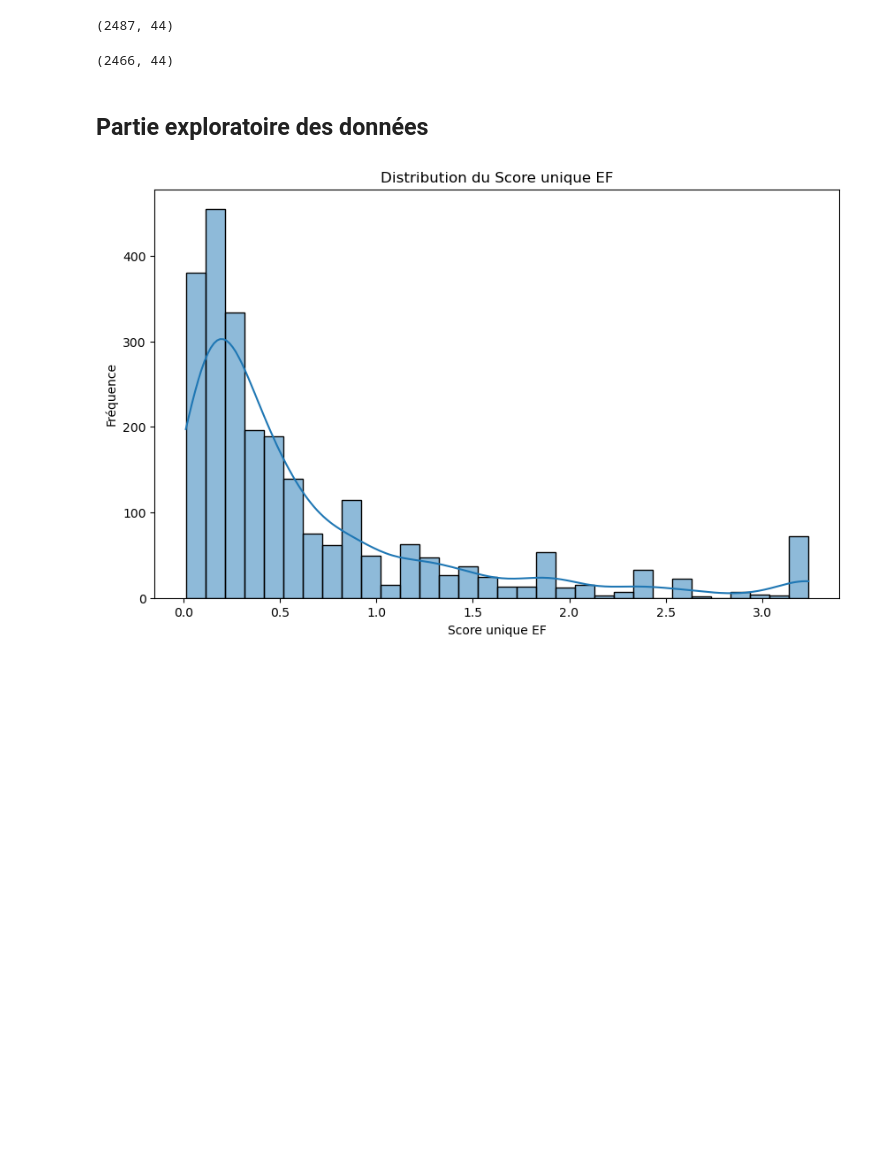
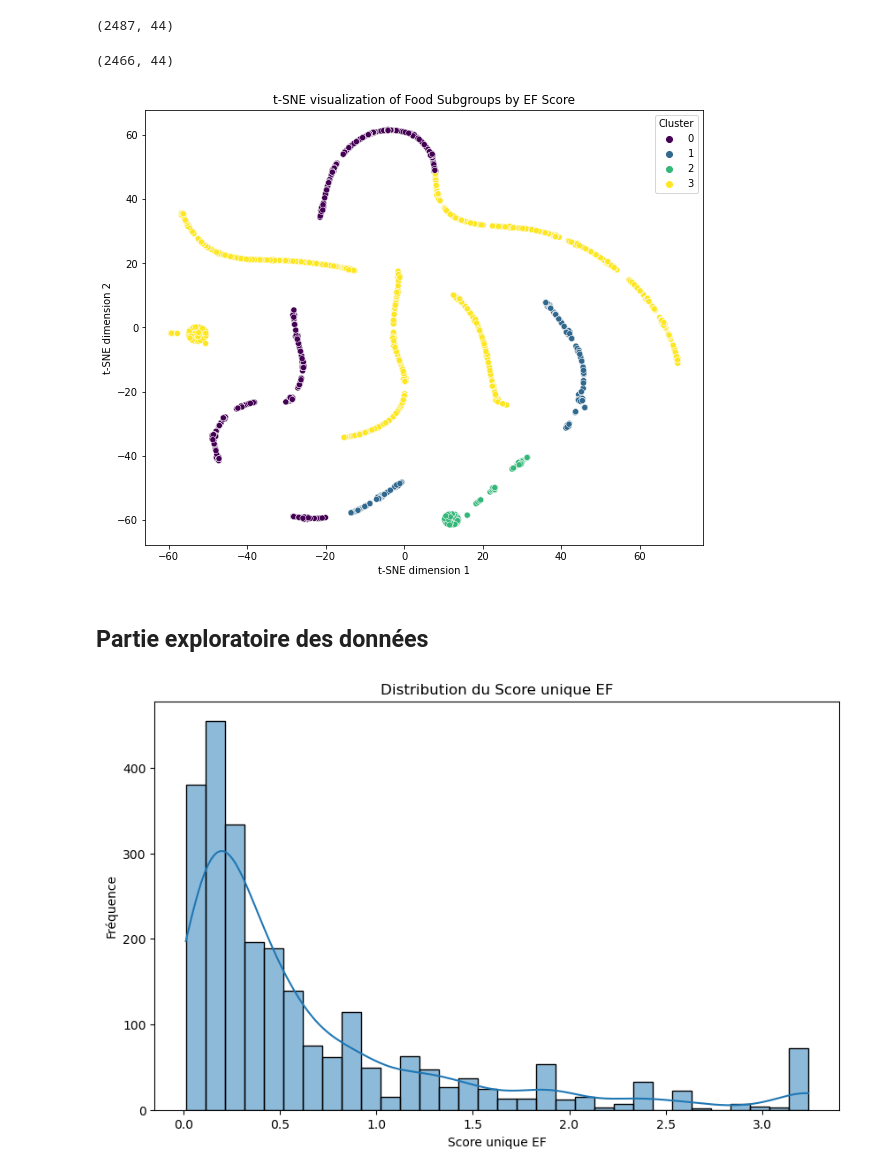
Before and after one commit to ZHANGzhile/DALAS, a Jupyter notebook: projet/Projet-idee.ipynb, the cells around one changed output. Cells and saved outputs as stored; diff of their text form; code cells hidden in the pictures; blank space fills up the shorter version.

Commit message:
kmeans

```diff
--- a/projet/Projet-idee.ipynb
+++ b/projet/Projet-idee.ipynb
@@ -163,6 +163,34 @@ for column in float_columns:
 data_synthese.shape
 # %% [output]
 (2466, 44)
+# %%
+from sklearn.cluster import KMeans
+from sklearn.manifold import TSNE
+import matplotlib.pyplot as plt
+import seaborn as sns
+
+# Sélection des données pour le clustering
+X = data_synthese[['Score unique EF']]
+
+# Application de K-Means
+# Détermination du nombre de clusters via la méthode du coude serait idéale, mais pour simplifier, nous choisirons 5 clusters
+kmeans = KMeans(n_clusters=4, random_state=42)
+data_synthese['Cluster'] = kmeans.fit_predict(X)
+
+# Application de t-SNE pour la visualisation en 2D
+tsne = TSNE(n_components=2, random_state=42)
+tsne_results = tsne.fit_transform(X)
+
+# Visualisation des résultats t-SNE par cluster
+plt.figure(figsize=(10, 8))
+sns.scatterplot(x=tsne_results[:,0], y=tsne_results[:,1], hue=data_synthese['Cluster'], palette='viridis')
+plt.title('t-SNE visualization of Food Subgroups by EF Score')
+plt.xlabel('t-SNE dimension 1')
+plt.ylabel('t-SNE dimension 2')
+plt.legend(title='Cluster')
+plt.show()
+# %% [output]
+[figure, added]
 # %% [markdown]
 ## Partie exploratoire des données
 # %%
```
